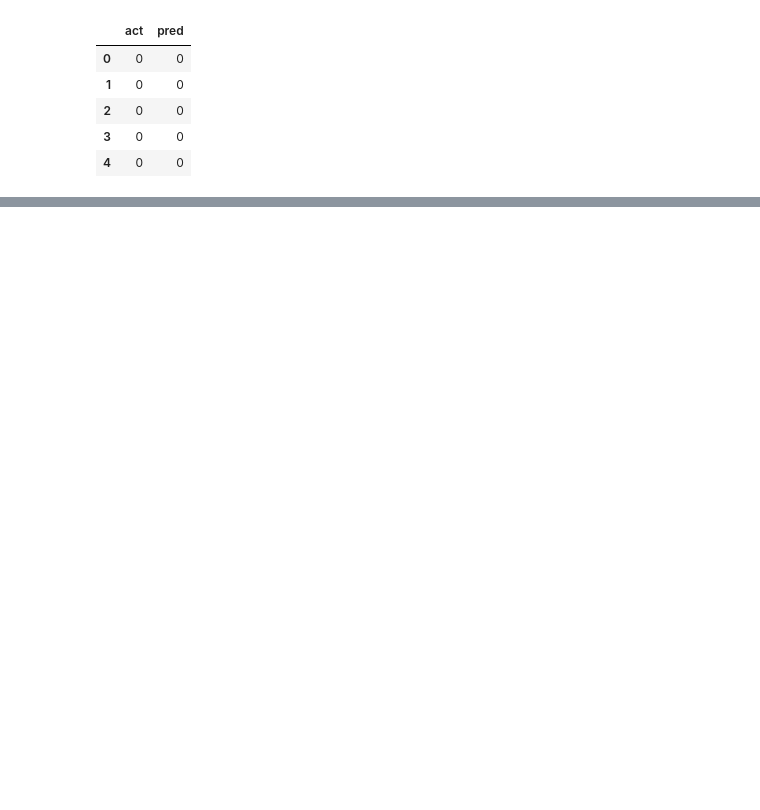
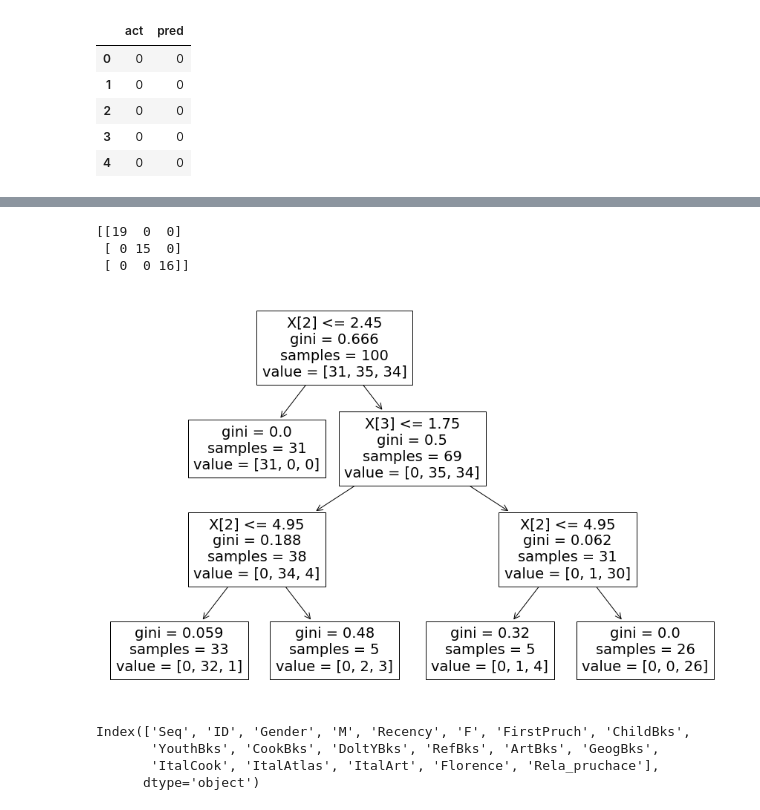
Before and after one commit to josearun85/adv-analytics, a Jupyter notebook: machine learning/python/decision_tree.ipynb, the cells around one changed output, grey strips where cells are left out. Cells and saved outputs as stored; diff of their text form; code cells hidden in the pictures; blank space fills up the shorter version.

Commit message:
modified decision tree code

```diff
--- a/machine learning/python/decision_tree.ipynb
+++ b/machine learning/python/decision_tree.ipynb
@@ -40,0 +69,4 @@ df.head()
+# %%
+X_train, X_test, y_train, y_test = train_test_split(X, y, test_size=0.33, random_state=42)
+# %%
+clf = clf.fit(X_train, y_train)
@@ -40,0 +87,13 @@ df.head()
+# %%
+print(confusion_matrix(y_test, y_test_pred,labels=[0,1,2]))
+# %% [output]
+[[19  0  0]
+ [ 0 15  0]
+ [ 0  0 16]]
+# %%
+from pylab import rcParams
+rcParams['figure.figsize'] = 15, 10
+tree.plot_tree(clf)
+plt.show()
+# %% [output]
+[figure, added]
@@ -40,0 +102,7 @@ df.head()
+# %%
+df.columns
+# %% [output]
+Index(['Seq', 'ID', 'Gender', 'M', 'Recency', 'F', 'FirstPruch', 'ChildBks',
+       'YouthBks', 'CookBks', 'DoltYBks', 'RefBks', 'ArtBks', 'GeogBks',
+       'ItalCook', 'ItalAtlas', 'ItalArt', 'Florence', 'Rela_pruchace'],
+      dtype='object')
```
Also changed, not shown: parts of 18 cells of this notebook.
